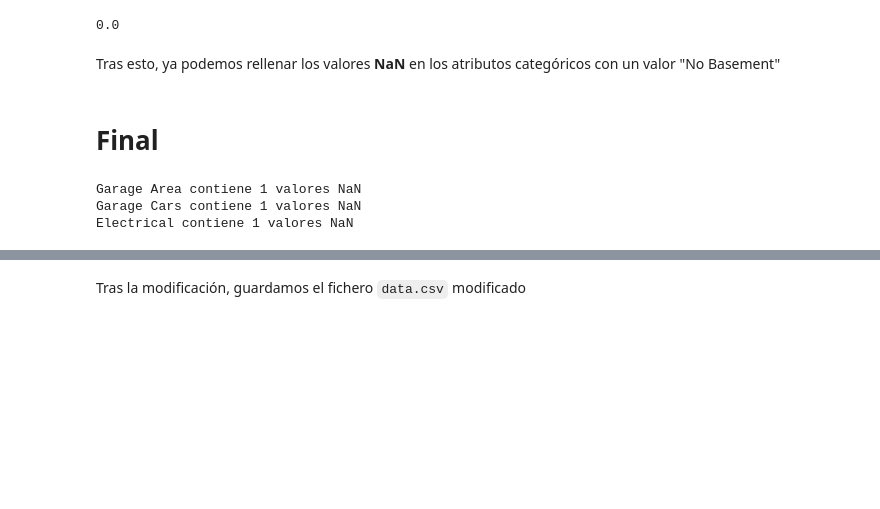
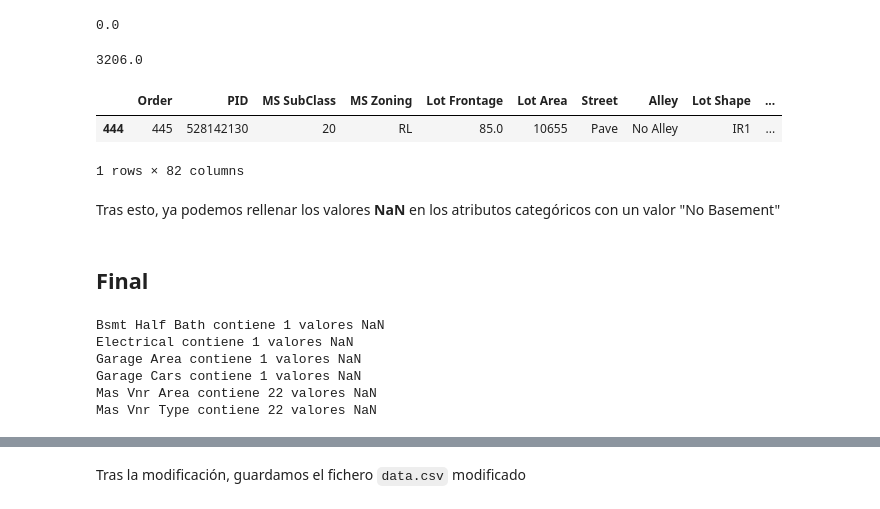
Before and after one commit to es2812/housepricesregression, a Jupyter notebook: Valores ausentes.ipynb, the cells around one changed output, grey strips where cells are left out. Cells and saved outputs as stored; diff of their text form; code cells hidden in the pictures; blank space fills up the shorter version.

```diff
--- a/Valores ausentes.ipynb
+++ b/Valores ausentes.ipynb
@@ -160,5 +221,6 @@ Todos los `count()` son 0, por lo que estos atributos toman el valor **NaN** sie
 null_bsmt_cond = data[data["Bsmt Cond"].isnull()]
 null_bsmt_exposure = data[data["Bsmt Exposure"].isnull()]
 null_bsmt_type = data[data["BsmtFin Type 1"].isnull()]
+null_bsmt_type2 = data[data["BsmtFin Type 2"].isnull()]
 # %% [markdown]
 También queremos conocer si cualquiera de estos atributos toma valor **NaN** cuando la casa tiene sótano (Total Bsmt SF > 0)
@@ -192,3 +250,13 @@ data = data[data.PID != 907194130]
 null_bsmt_type["Total Bsmt SF"].max()
 # %% [output]
 0.0
+# %%
+null_bsmt_type2["Total Bsmt SF"].max()
+# %% [output]
+3206.0
+# %%
+null_bsmt_type2[null_bsmt_type2["Total Bsmt SF"]>0]
+# %% [output]
+|  | Order | PID | MS SubClass | MS Zoning | Lot Frontage | Lot Area | Street | Alley | Lot Shape | ... |
+| 444 | 445 | 528142130 | 20 | RL | 85.0 | 10655 | Pave | No Alley | IR1 | ... |
+1 rows × 82 columns
@@ -202,13 +273,16 @@ data.loc[data["BsmtFin Type 1"].isnull(),"BsmtFin Type 1"] = "No Basement"
 # %% [markdown]
-# Final
+## Final
 # %%
 sumas = data.isna().sum()
-ATTR.remove("Garage Yr Blt")
+ATTR = ATTR.difference(["Garage Yr Blt"])
 for c in ATTR:
     if(sumas[c] > 0):
         print("%s contiene %d valores NaN" % (c, sumas[c]))
 # %% [output]
+Bsmt Half Bath contiene 1 valores NaN
+Electrical contiene 1 valores NaN
 Garage Area contiene 1 valores NaN
 Garage Cars contiene 1 valores NaN
-Electrical contiene 1 valores NaN
+Mas Vnr Area contiene 22 valores NaN
+Mas Vnr Type contiene 22 valores NaN
 # %% [markdown]
```
Also changed, not shown: parts of 40 cells of this notebook, 53 other files.
